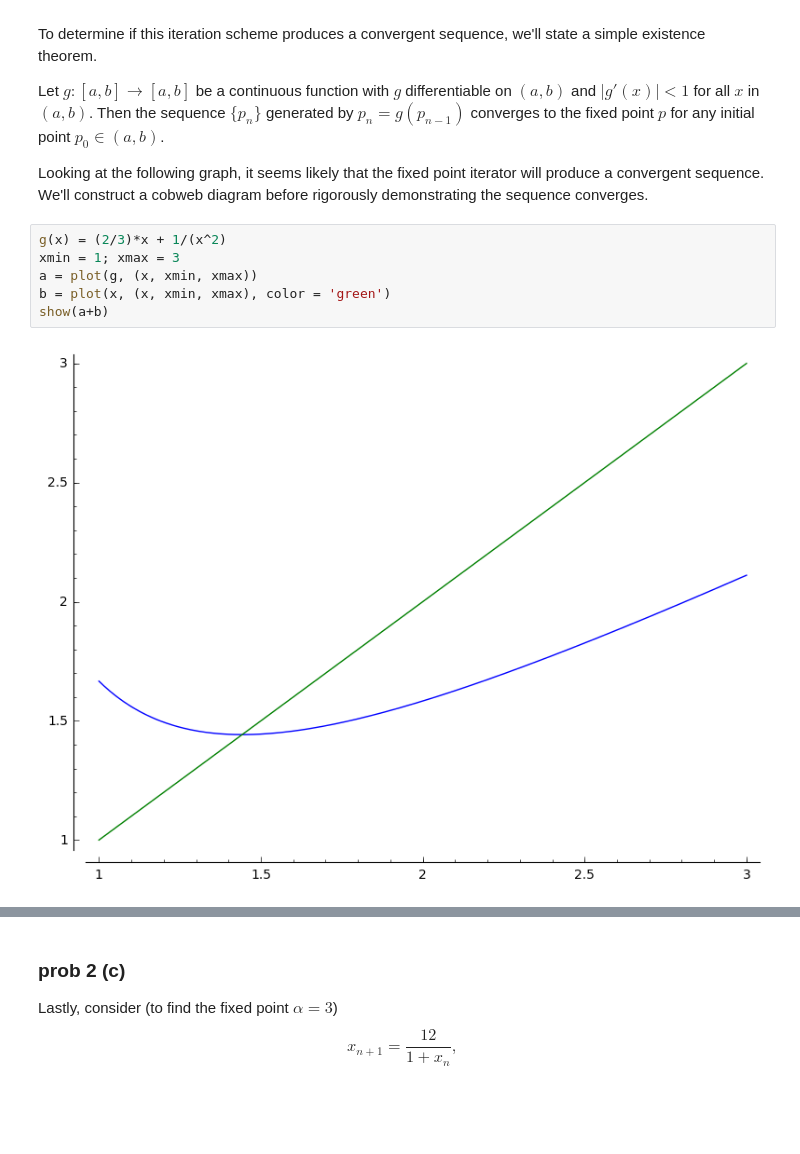
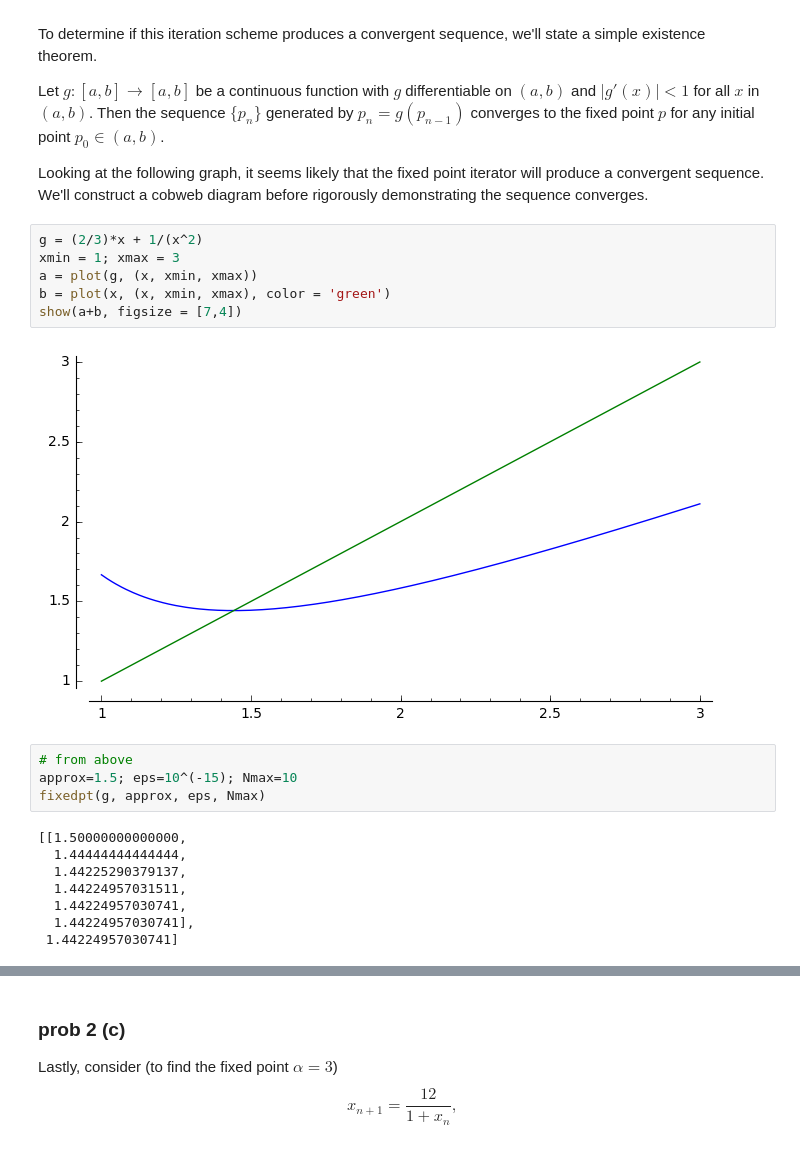
Before and after one commit to coltongrainger/fy18eo, a Jupyter notebook: numerical-methods/2018-02-16-linear-systems-hw2.ipynb, the cells around one changed output, grey strips where cells are left out. Drawn from its saved outputs; the diff is of its cells as text; blank space fills up the shorter version.

```diff
--- a/numerical-methods/2018-02-16-linear-systems-hw2.ipynb
+++ b/numerical-methods/2018-02-16-linear-systems-hw2.ipynb
@@ -264,10 +264,22 @@ Let $g:[a,b] \to [a,b]$ be a continuous function with $g$ differentiable on $(a,
 
 Looking at the following graph, it seems likely that the fixed point iterator will produce a convergent sequence. We'll construct a cobweb diagram before rigorously demonstrating the sequence converges.
 # %%
-g(x) = (2/3)*x + 1/(x^2)
+g = (2/3)*x + 1/(x^2)
 xmin = 1; xmax = 3
 a = plot(g, (x, xmin, xmax))
 b = plot(x, (x, xmin, xmax), color = 'green')
-show(a+b)
+show(a+b, figsize = [7,4])
 # %% [output]
-[figure, old version]
+[figure, new version]
+# %%
+# from above
+approx=1.5; eps=10^(-15); Nmax=10
+fixedpt(g, approx, eps, Nmax)
+# %% [output]
+[[1.50000000000000,
+  1.44444444444444,
+  1.44225290379137,
+  1.44224957031511,
+  1.44224957030741,
+  1.44224957030741],
+ 1.44224957030741]
```
Also changed, not shown: parts of 16 cells of this notebook.
